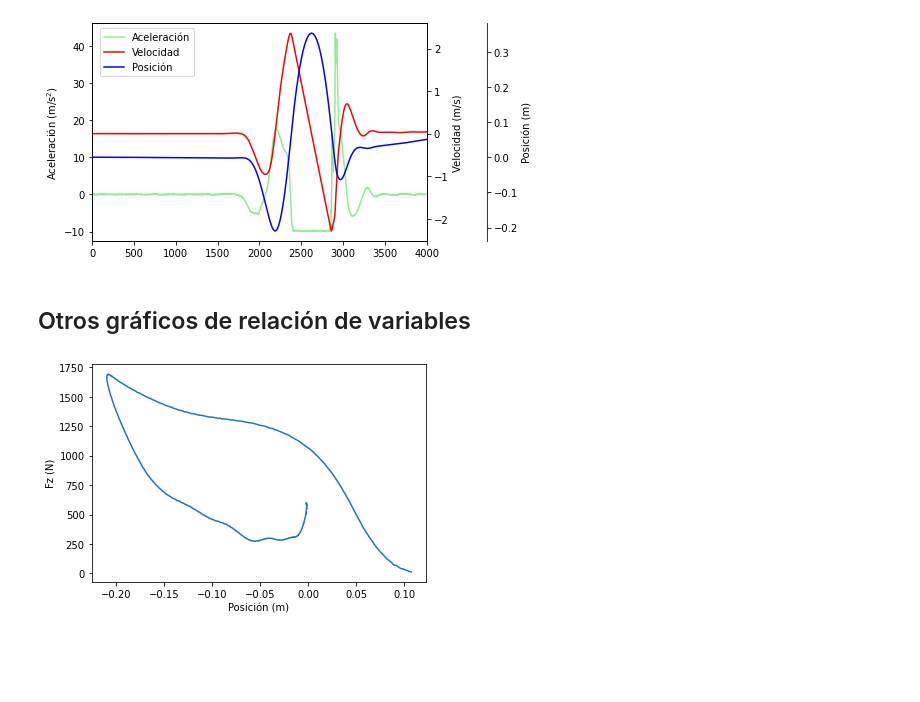
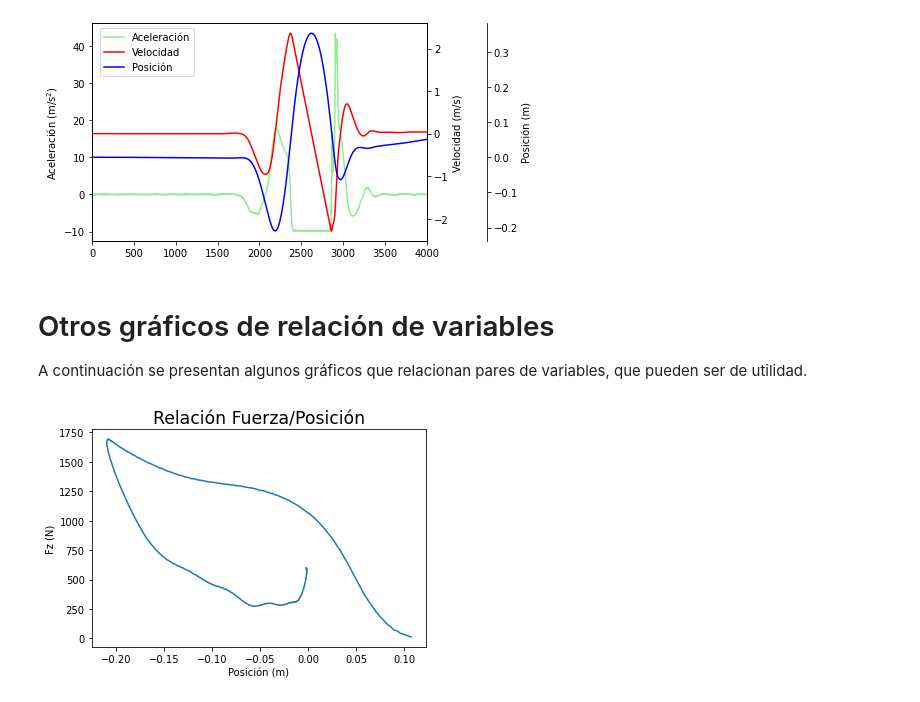
Before and after one commit to joselvira/BiomecanicaPython, a Jupyter notebook: Notebooks/Analisis_salto_vertical_Fuerzas.ipynb, the cells around one changed output. Drawn from its saved outputs; the diff is of its cells as text; code cells hidden in the pictures; blank space fills up the shorter version.

```diff
--- a/Notebooks/Analisis_salto_vertical_Fuerzas.ipynb
+++ b/Notebooks/Analisis_salto_vertical_Fuerzas.ipynb
@@ -322,0 +255,5 @@ Suele ser frecuente que tras el impacto brusco con el suelo tras la fase de vuel
+# %%
+#Para un ajuste más fino, ahora busca hacia atrás hasta el peso
+indices=detect_onset(Fz[ini_salto:ini_peso:-1], peso, n_above=50, n_below=0, show=True)
+ini_salto-=indices[0,0]-1 #resta a la variable ini_salto que teníamos el tramo que ha encontrado hasta el peso
+print('Inicio del movimiento del salto encontrado en la posición', ini_salto)
@@ -322,0 +308,6 @@ Suele ser frecuente que tras el impacto brusco con el suelo tras la fase de vuel
+# %%
+umbral_vuelo=10.0
+
+ind_vuelo = detect_onset(-Fz, -umbral_vuelo, n_above=2, n_below=0, show=True)
+despegue = ind_vuelo[0,0]
+aterrizaje = ind_vuelo[0,1]
@@ -322,0 +392,10 @@ Suele ser frecuente que tras el impacto brusco con el suelo tras la fase de vuel
+# %%
+import scipy.integrate as integrate
+
+veloc= integrate.cumtrapz(aceleracion, dx=1/frec, initial=0)
+
+plt.plot(t, veloc)
+plt.xlabel('tiempo (s)')
+plt.ylabel('Velocidad (m/s)')
+plt.title('Velocidad CG', fontsize='xx-large')
+plt.show()
@@ -322,0 +408,8 @@ Suele ser frecuente que tras el impacto brusco con el suelo tras la fase de vuel
+# %%
+posicion=integrate.cumtrapz(veloc, dx=1/frec, initial=0)
+plt.plot(t, posicion)
+
+plt.xlabel('tiempo (s)')
+plt.ylabel('Posición (m)')
+plt.title('Posición CG', fontsize='xx-large')
+plt.show()
@@ -400,12 +634,15 @@ plt.show()
 # %% [output]
 [figure]
 # %% [markdown]
-## Otros gráficos de relación de variables
+# Otros gráficos de relación de variables
+
+A continuación se presentan algunos gráficos que relacionan pares de variables, que pueden ser de utilidad.
 # %%
 fig, ax = plt.subplots()
-ax.plot(posicion[iniSalto:despegue], Fz[iniSalto:despegue])
+ax.plot(posicion[ini_salto:despegue], Fz[ini_salto:despegue])
 ax.set_xlabel('Posición (m)')
 ax.set_ylabel('Fz (N)')
+plt.title('Relación Fuerza/Posición', fontsize='xx-large')
 plt.show()
 # %% [output]
-[figure, old version]
+[figure, new version]
```
Also changed, not shown: parts of 87 cells of this notebook.
